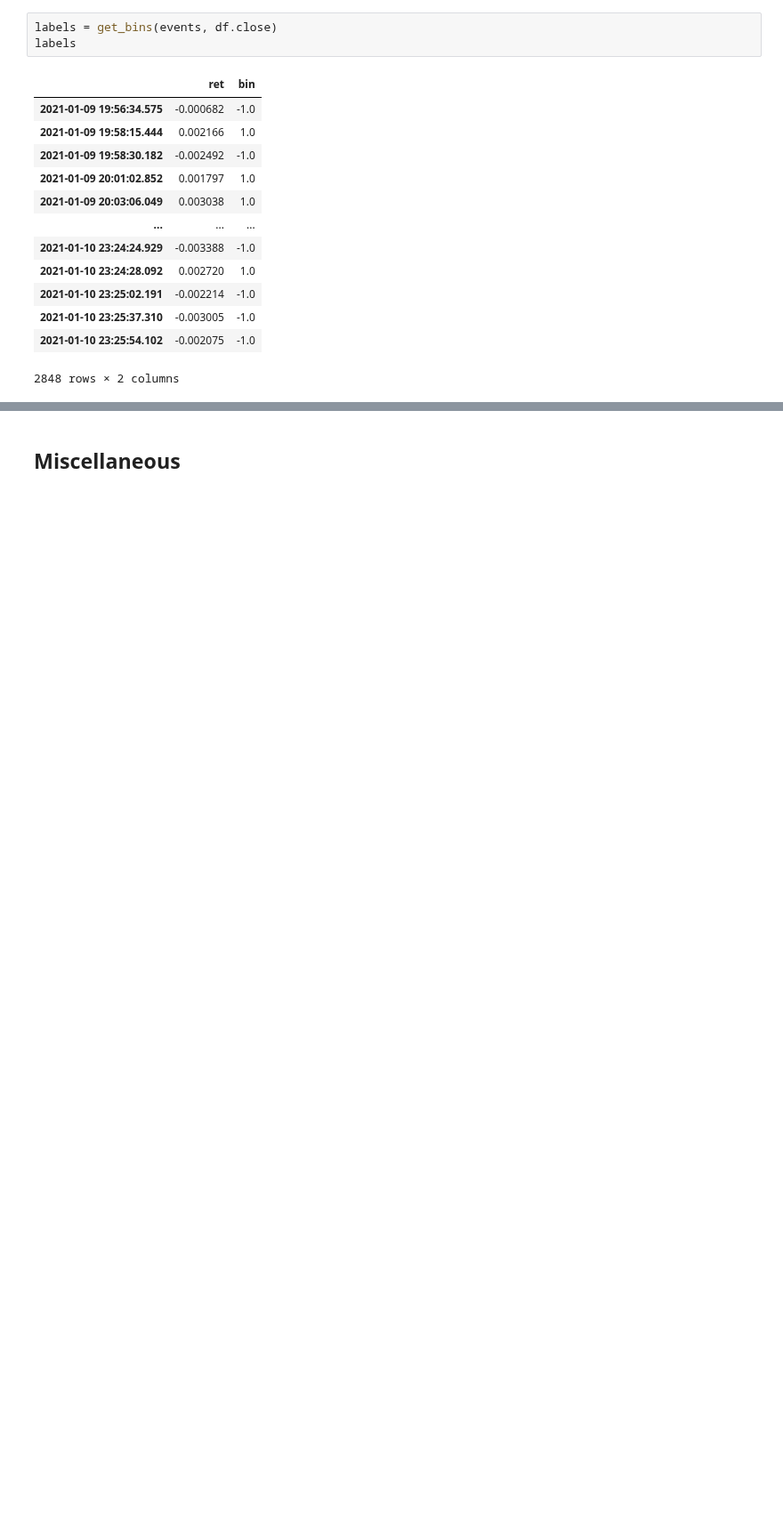
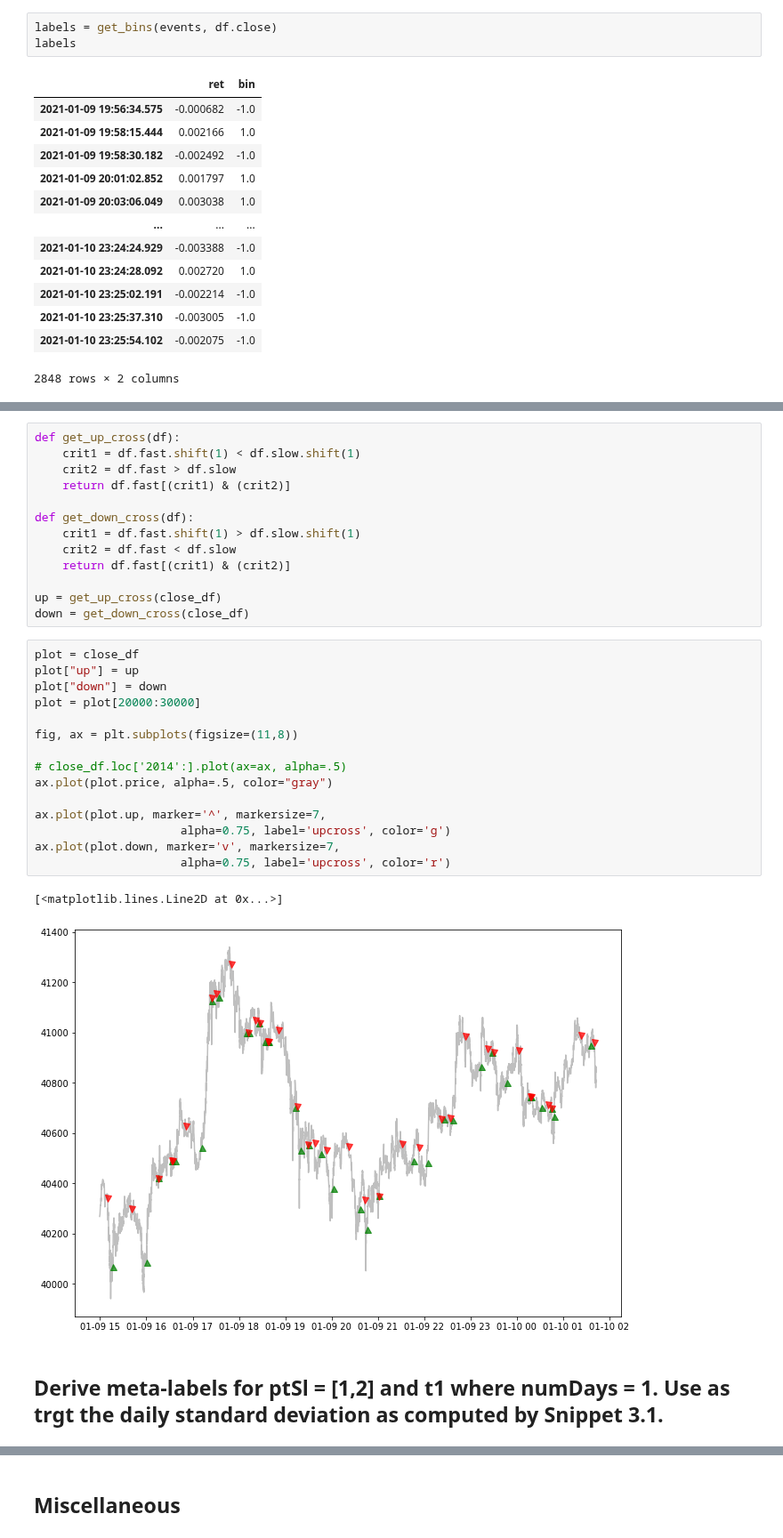
Before and after one commit to sunnymnie/bitcoin-printer, a Jupyter notebook: 2-data-structuring/2-cusum.ipynb, the cells around one changed output, grey strips where cells are left out. Shown at 89% size. Drawn from its saved outputs; the diff is of its cells as text; blank space fills up the shorter version.

```diff
--- a/2-data-structuring/2-cusum.ipynb
+++ b/2-data-structuring/2-cusum.ipynb
@@ -355,0 +440,33 @@ labels
+# %%
+def get_up_cross(df):
+    crit1 = df.fast.shift(1) < df.slow.shift(1)
+    crit2 = df.fast > df.slow
+    return df.fast[(crit1) & (crit2)]
+
+def get_down_cross(df):
+    crit1 = df.fast.shift(1) > df.slow.shift(1)
+    crit2 = df.fast < df.slow
+    return df.fast[(crit1) & (crit2)]
+
+up = get_up_cross(close_df)
+down = get_down_cross(close_df)
+# %%
+plot = close_df
+plot["up"] = up
+plot["down"] = down
+plot = plot[20000:30000]
+
+fig, ax = plt.subplots(figsize=(11,8))
+
+# close_df.loc['2014':].plot(ax=ax, alpha=.5)
+ax.plot(plot.price, alpha=.5, color="gray")
+
+ax.plot(plot.up, marker='^', markersize=7,
+                     alpha=0.75, label='upcross', color='g')
+ax.plot(plot.down, marker='v', markersize=7,
+                     alpha=0.75, label='upcross', color='r')
+# %% [output]
+[<matplotlib.lines.Line2D at 0x...>]
+[figure, added]
+# %% [markdown]
+## Derive meta-labels for ptSl = [1,2] and t1 where numDays = 1. Use as trgt the daily standard deviation as computed by Snippet 3.1.
```
Also changed, not shown: parts of 52 cells of this notebook, 2 other files.
